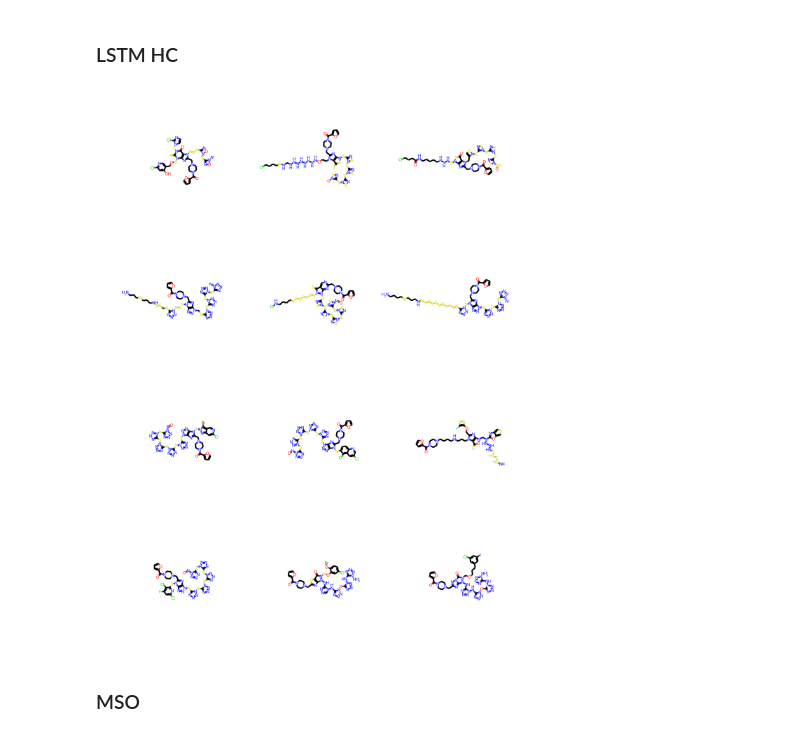
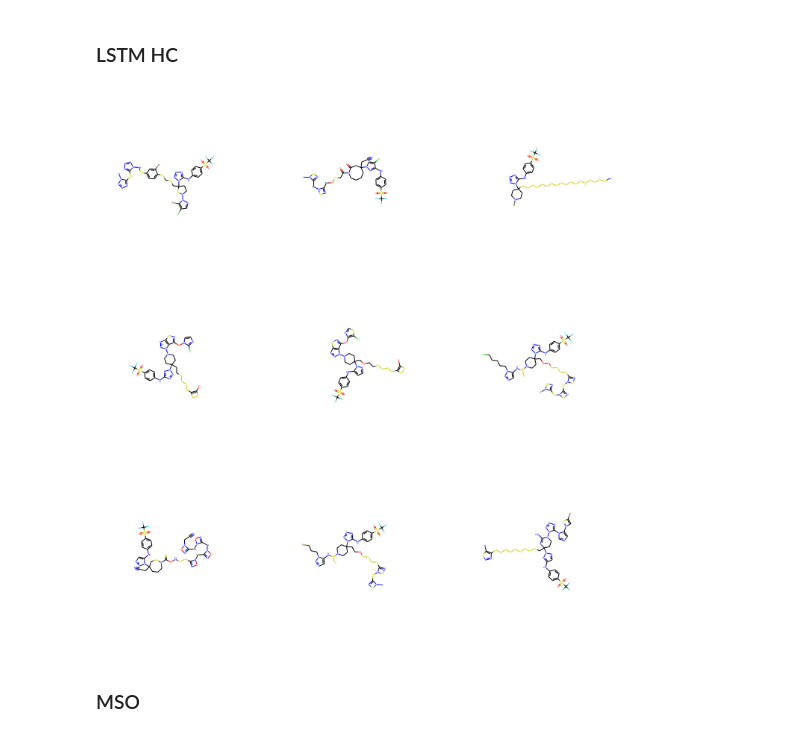
Before and after one commit to Sanofi-Public/IDD-papers-avoiding_failure_modes, a Jupyter notebook: display_molecules.ipynb, the cells around one changed output. Saved outputs shown, nothing was run; the diff lists cells and outputs as text; code cells hidden in the pictures.

Commit message:
finalise figures in notebooks

```diff
--- a/display_molecules.ipynb
+++ b/display_molecules.ipynb
@@ -78,15 +189,15 @@ Draw.MolsToGridImage([Chem.MolFromSmiles(s) for s in random.sample(smiles_opt, 1
 # %%
 optimizer = 'lstm_hc'
 chid_path = results_dir/optimizer/chid
 # split info contains information about the data splits. a list of dataframes
 preds_internal, preds_external, auc, smiles, split_info = load_chid(Path(chid_path), order)
 
 smiles_opt = []
 for sl in smiles:
     smiles_opt.extend(sl[-1])
-Draw.MolsToGridImage([Chem.MolFromSmiles(s) for s in random.sample(smiles_opt, 12)])
+Draw.MolsToGridImage([Chem.MolFromSmiles(s) for s in random.sample(smiles_opt, 9)], subImgSize=(500, 500))
 # %% [output]
-[figure, old version]
+[figure, new version]
 # %% [markdown]
 ### MSO
 # %%
```
Also changed, not shown: parts of 8 cells of this notebook, 52 other files.
